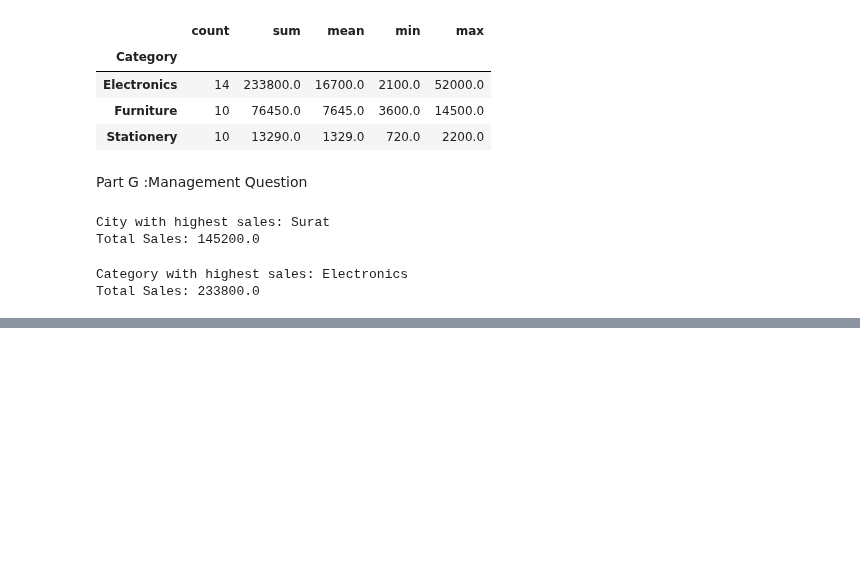
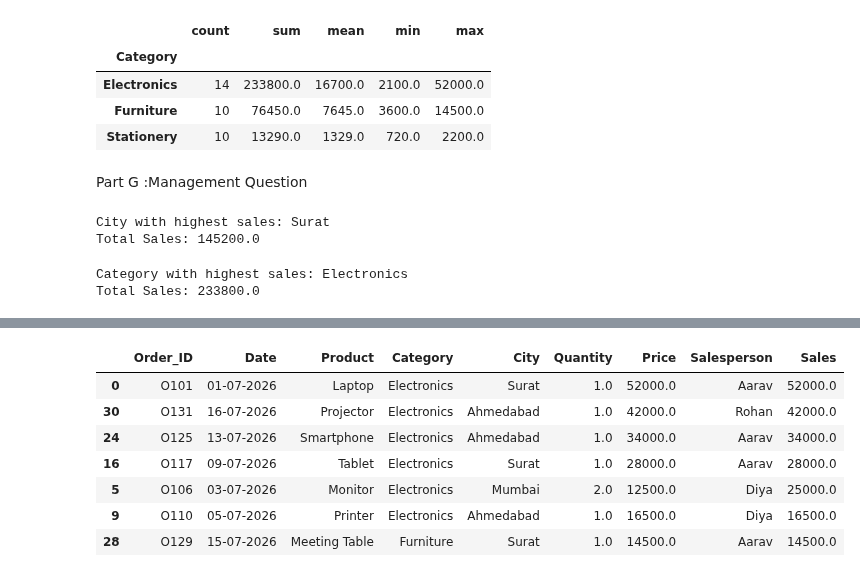
Before and after one commit to Raj2846/Python-RealLife-Problems, a Jupyter notebook: Data_Science/Practice_Case_study.ipynb, the cells around one changed output, grey strips where cells are left out. Saved outputs shown, nothing was run; the diff lists cells and outputs as text; code cells hidden in the pictures; blank space fills up the shorter version.

```diff
--- a/Data_Science/Practice_Case_study.ipynb
+++ b/Data_Science/Practice_Case_study.ipynb
@@ -311,0 +341,14 @@ Total Sales: 233800.0
+# %%
+high_value_transactions = df[df['Sales'] > 10000]
+
+sorted_transactions = high_value_transactions.sort_values(by='Sales', ascending=False)
+sorted_transactions
+# %% [output]
+|  | Order_ID | Date | Product | Category | City | Quantity | Price | Salesperson | Sales |
+| 0 | O101 | 01-07-2026 | Laptop | Electronics | Surat | 1.0 | 52000.0 | Aarav | 52000.0 |
+| 30 | O131 | 16-07-2026 | Projector | Electronics | Ahmedabad | 1.0 | 42000.0 | Rohan | 42000.0 |
+| 24 | O125 | 13-07-2026 | Smartphone | Electronics | Ahmedabad | 1.0 | 34000.0 | Aarav | 34000.0 |
+| 16 | O117 | 09-07-2026 | Tablet | Electronics | Surat | 1.0 | 28000.0 | Aarav | 28000.0 |
+| 5 | O106 | 03-07-2026 | Monitor | Electronics | Mumbai | 2.0 | 12500.0 | Diya | 25000.0 |
+| 9 | O110 | 05-07-2026 | Printer | Electronics | Ahmedabad | 1.0 | 16500.0 | Diya | 16500.0 |
+| 28 | O129 | 15-07-2026 | Meeting Table | Furniture | Surat | 1.0 | 14500.0 | Aarav | 14500.0 |
```
Also changed, not shown: parts of 4 cells of this notebook.
